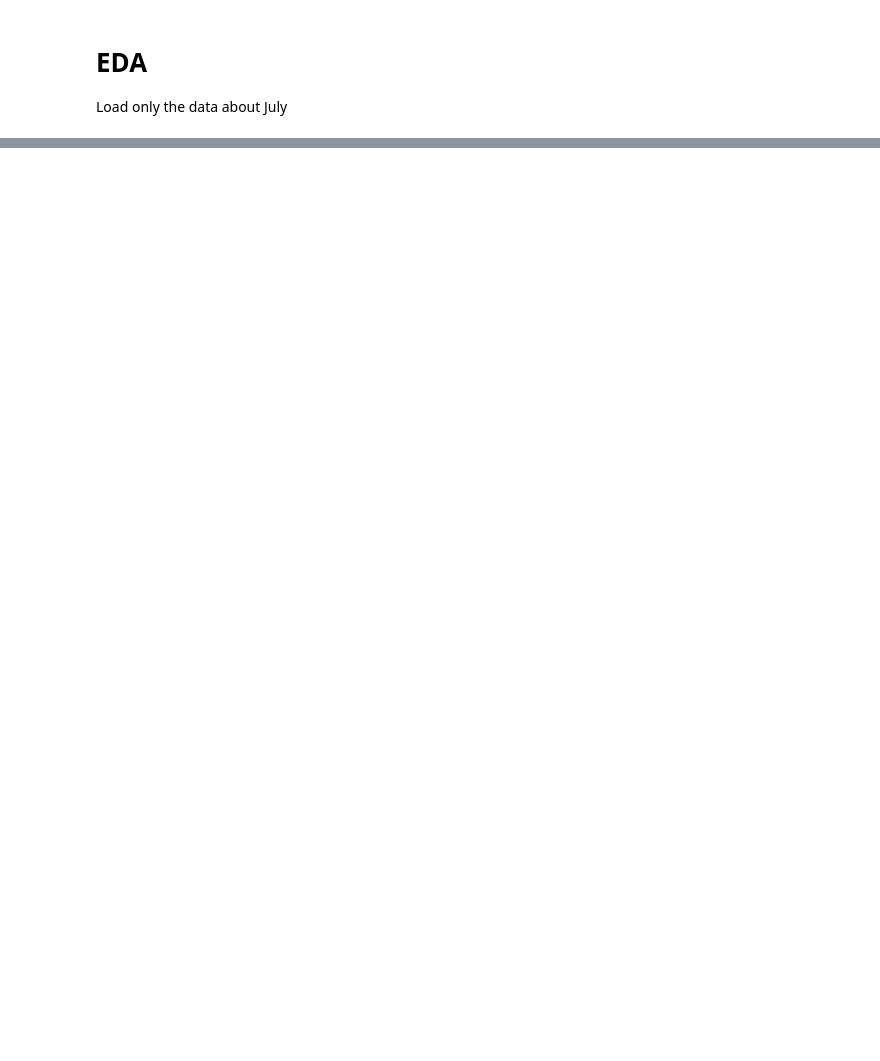
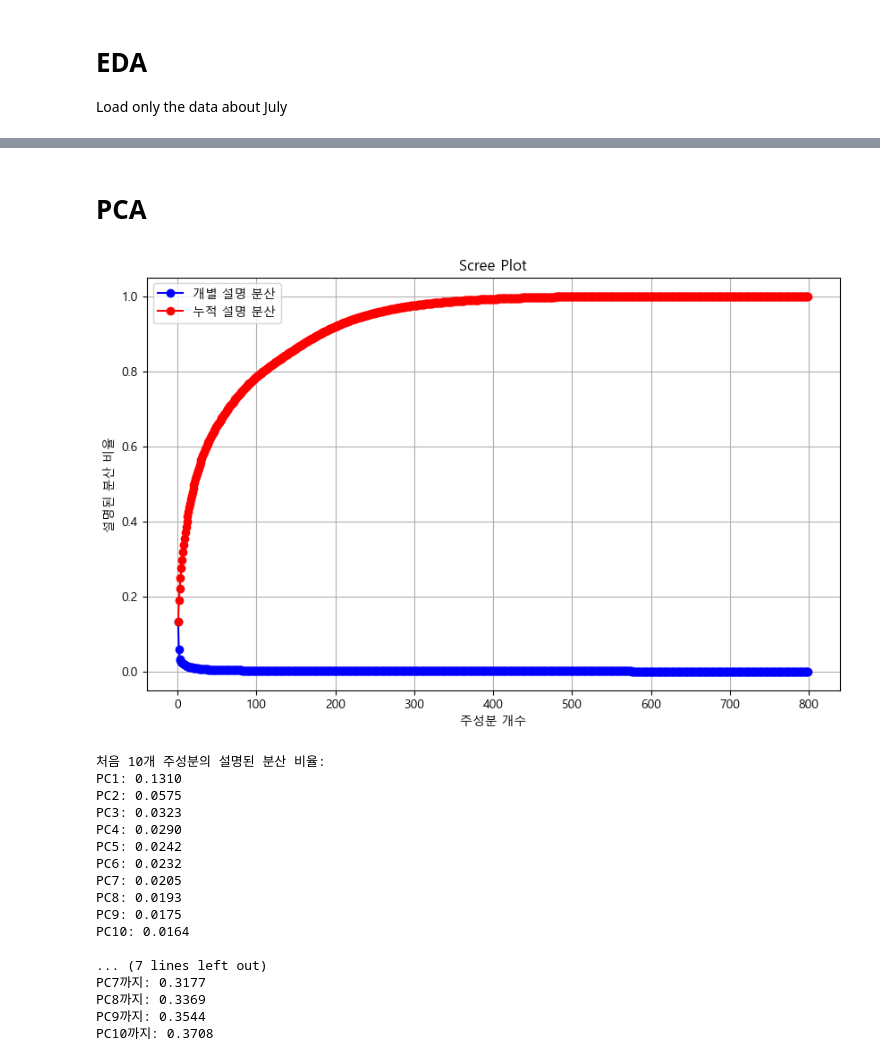
Before and after one commit to NohJanghan/GDGoC_DACON, a Jupyter notebook: eda.ipynb, the cells around one changed output, grey strips where cells are left out. Cells and saved outputs as stored; diff of their text form; code cells hidden in the pictures; blank space fills up the shorter version.

```diff
--- a/eda.ipynb
+++ b/eda.ipynb
@@ -5,9 +5,13 @@ Load only the data about July
 %matplotlib inline
 
 import pandas as pd
+import numpy as np
 from functools import reduce
 import matplotlib.pyplot as plt
 import seaborn as sns
+
+plt.rcParams['font.family'] ='Malgun Gothic'
+plt.rcParams['axes.unicode_minus'] =False
 # %%
 data_categories = {
     "회원정보": {"folder": "1.회원정보", "suffix": "회원정보", "var_prefix": "customer"},
@@ -70,0 +172,66 @@ df['Segment'].value_counts()
+# %% [markdown]
+# PCA
+# %%
+# PCA를 위한 데이터 전처리
+# 결측치가 있는 컬럼 제거
+df_pca = df.dropna(axis=1)
+
+# ID와 Segment 컬럼 제외
+df_pca = df_pca.drop(['ID', 'Segment'], axis=1)
+
+# 수치형 데이터만 선택
+numeric_cols = df_pca.select_dtypes(include=['int64', 'float64']).columns
+df_pca = df_pca[numeric_cols]
+
+# 데이터 스케일링
+from sklearn.preprocessing import StandardScaler
+scaler = StandardScaler()
+df_scaled = scaler.fit_transform(df_pca)
+
+# PCA 수행
+from sklearn.decomposition import PCA
+pca = PCA()
+pca_result = pca.fit_transform(df_scaled)
+
+# 설명된 분산 비율 계산
+explained_variance_ratio = pca.explained_variance_ratio_
+cumulative_variance_ratio = np.cumsum(explained_variance_ratio)
+
+# Scree Plot 그리기
+plt.figure(figsize=(10, 6))
+plt.plot(range(1, len(explained_variance_ratio) + 1), explained_variance_ratio, 'bo-')
+plt.plot(range(1, len(cumulative_variance_ratio) + 1), cumulative_variance_ratio, 'ro-')
+plt.xlabel('주성분 개수')
+plt.ylabel('설명된 분산 비율')
+plt.title('Scree Plot')
+plt.legend(['개별 설명 분산', '누적 설명 분산'])
+plt.grid(True)
+plt.show()
+
+# 설명된 분산 비율 출력
+print("처음 10개 주성분의 설명된 분산 비율:")
+for i, ratio in enumerate(explained_variance_ratio[:10], 1):
+    print(f"PC{i}: {ratio:.4f}")
+
+print("\n누적 설명된 분산 비율:")
+for i, ratio in enumerate(cumulative_variance_ratio[:10], 1):
+    print(f"PC{i}까지: {ratio:.4f}")
+# %% [output]
+[figure, added]
+처음 10개 주성분의 설명된 분산 비율:
+PC1: 0.1310
+PC2: 0.0575
+PC3: 0.0323
+PC4: 0.0290
+PC5: 0.0242
+PC6: 0.0232
+PC7: 0.0205
+PC8: 0.0193
+PC9: 0.0175
+PC10: 0.0164
+
+... (7 lines left out)
+PC7까지: 0.3177
+PC8까지: 0.3369
+PC9까지: 0.3544
+PC10까지: 0.3708
```
Also changed, not shown: parts of 13 cells of this notebook, 4 other files.
